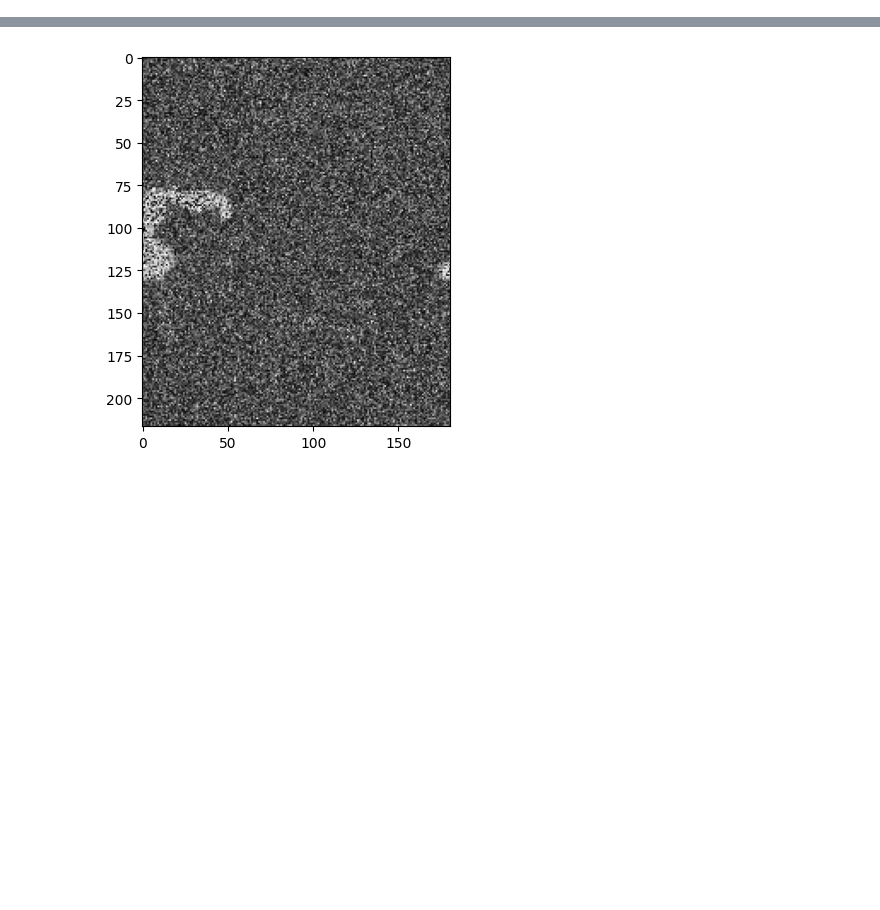
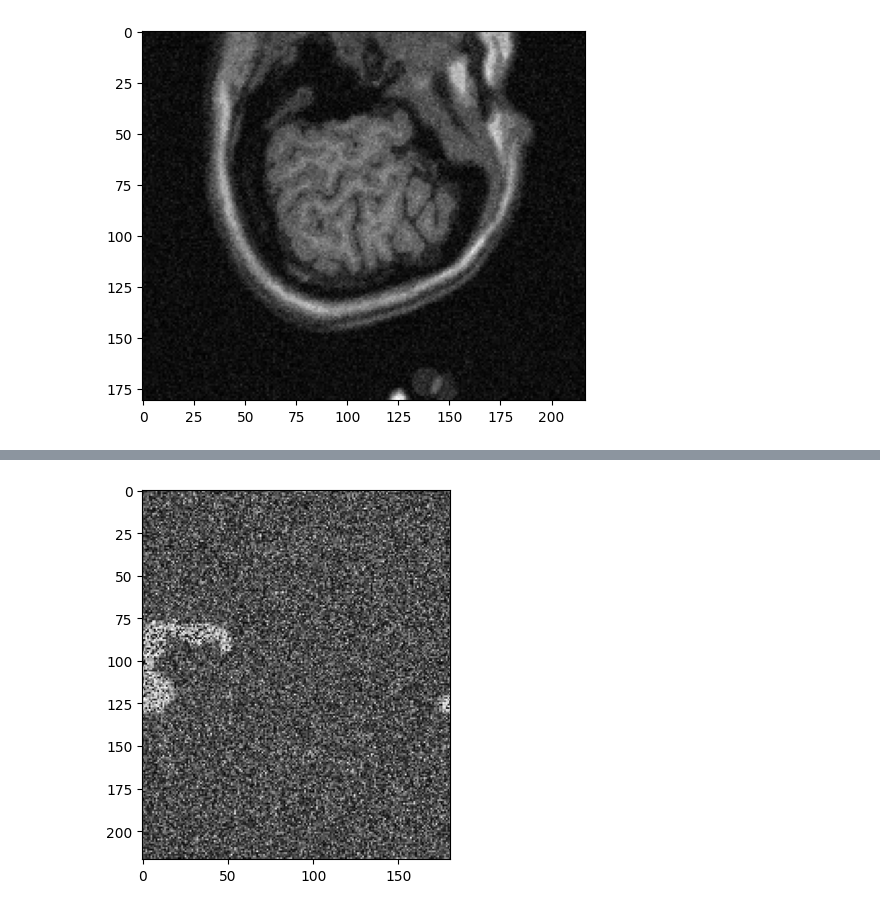
Before and after one commit to jesuarezt/procesamiento_imagenes_medicas, a Jupyter notebook: taller_3_filtrado_papper/papper_interpretation.ipynb, the cells around one changed output, grey strips where cells are left out. Cells and saved outputs as stored; diff of their text form; code cells hidden in the pictures; blank space fills up the shorter version.

Commit message:
ajustando media por mediana en funcions y cargando imagenes fijas

```diff
--- a/taller_3_filtrado_papper/papper_interpretation.ipynb
+++ b/taller_3_filtrado_papper/papper_interpretation.ipynb
@@ -28,4 +28,4 @@ def load_imagen_to_itk(path_):
     plt.imshow(itk.array_view_from_image(itk_img)[:,:,30], cmap='gray')
     plt.show()
 
-    return None
+    return itk_img
@@ -31,0 +40,5 @@ def load_imagen_to_itk(path_):
+# %%
+path_ = 'data/t1_icbm_normal_1mm_pn9_rf20.mnc.gz'
+reader = load_imagen_to_itk(path_)
+# %% [output]
+[figure, added]
```
Also changed, not shown: parts of 7 cells of this notebook.
